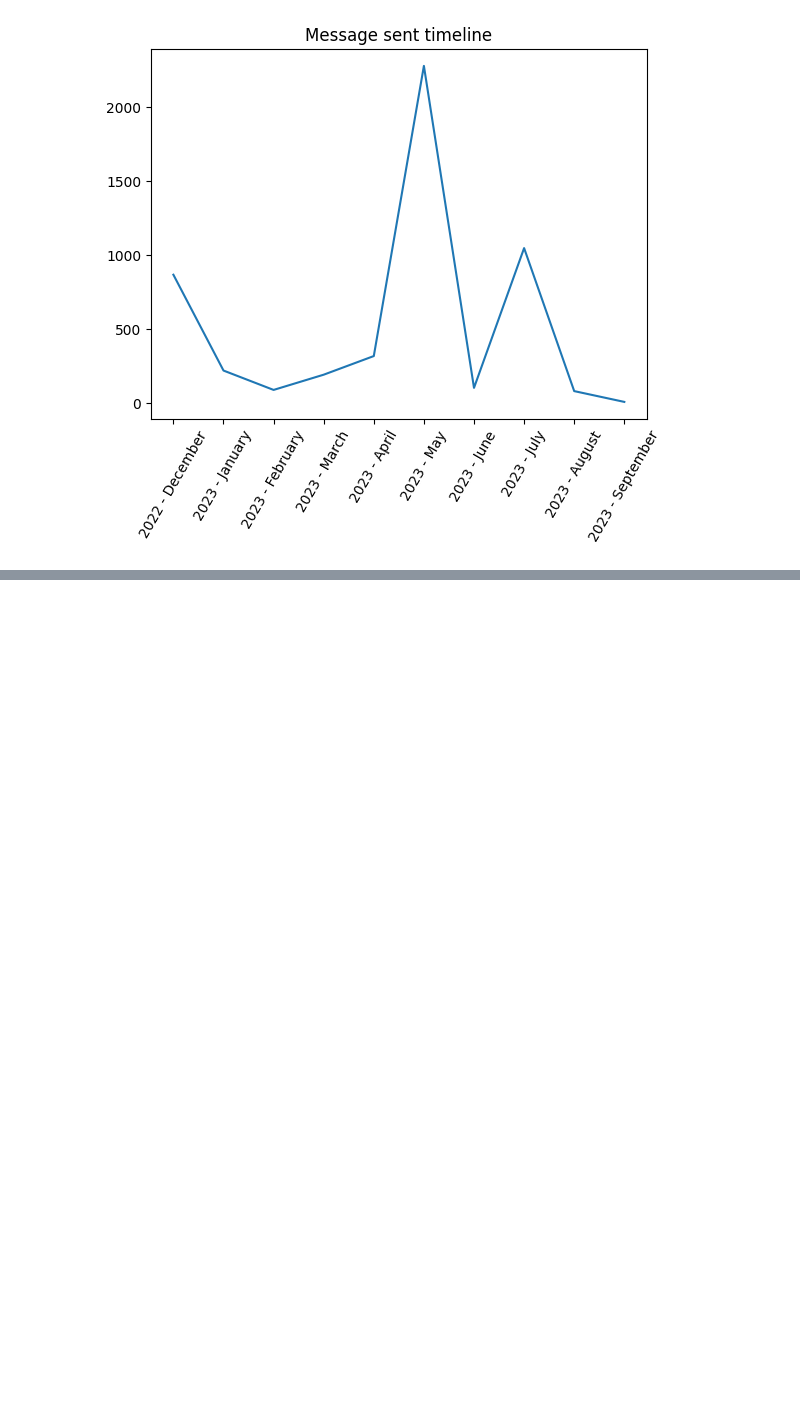
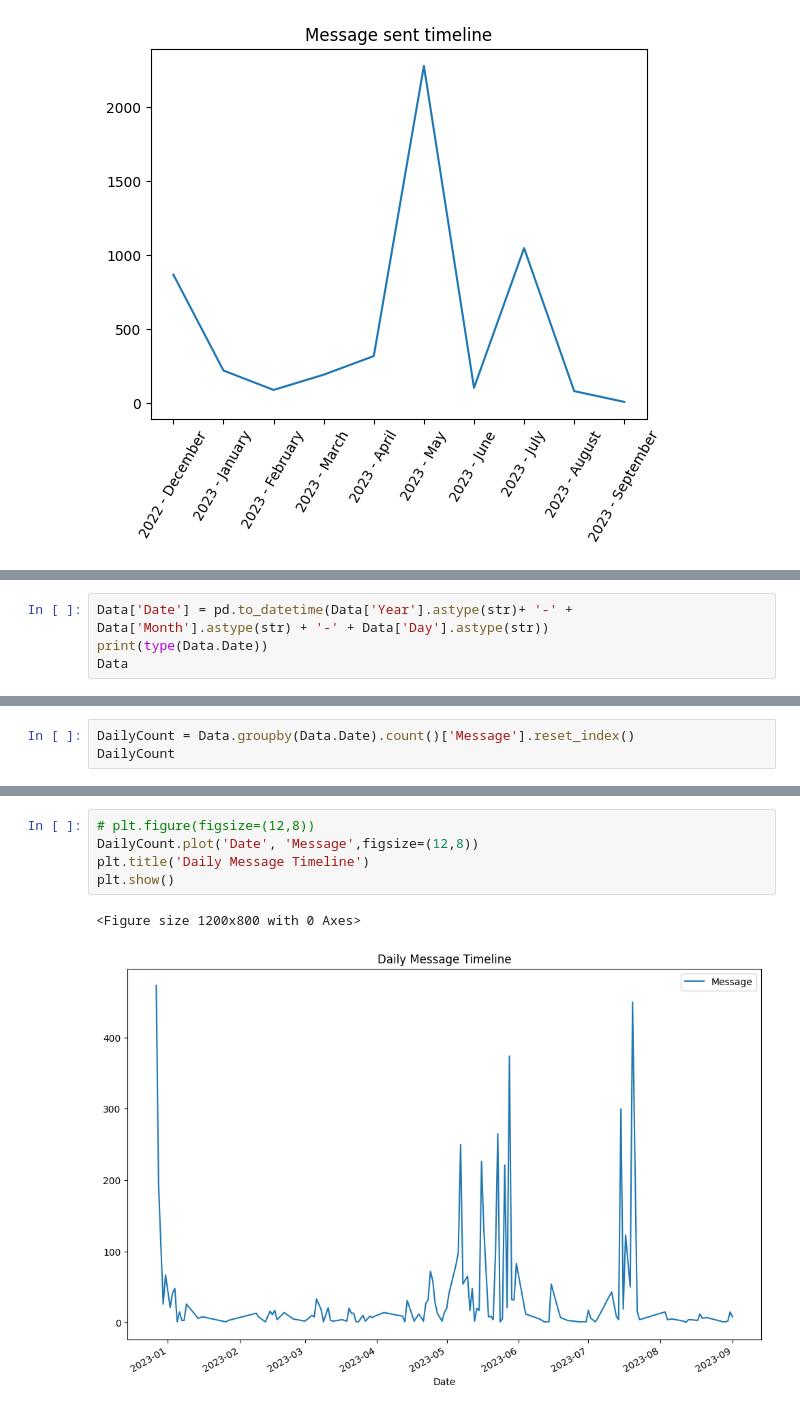
Before and after one commit to mr-ayush-agrawal/WhatsApp_Chat_Analyser, a Jupyter notebook: Analysing.ipynb, the cells around one changed output, grey strips where cells are left out. Drawn from its saved outputs; the diff is of its cells as text; blank space fills up the shorter version.

Commit message:
Daily Message Analysis

```diff
--- a/Analysing.ipynb
+++ b/Analysing.ipynb
@@ -254,0 +273,4 @@ plt.show()
+# %%
+Data['Date'] = pd.to_datetime(Data['Year'].astype(str)+ '-' + Data['Month'].astype(str) + '-' + Data['Day'].astype(str))
+print(type(Data.Date))
+Data
@@ -254,0 +292,3 @@ plt.show()
+# %%
+DailyCount = Data.groupby(Data.Date).count()['Message'].reset_index()
+DailyCount
@@ -254,0 +309,8 @@ plt.show()
+# %%
+# plt.figure(figsize=(12,8))
+DailyCount.plot('Date', 'Message',figsize=(12,8))
+plt.title('Daily Message Timeline')
+plt.show()
+# %% [output]
+<Figure size 1200x800 with 0 Axes>
+[figure, added]
```
Also changed, not shown: parts of 4 cells of this notebook, 2 other files.
